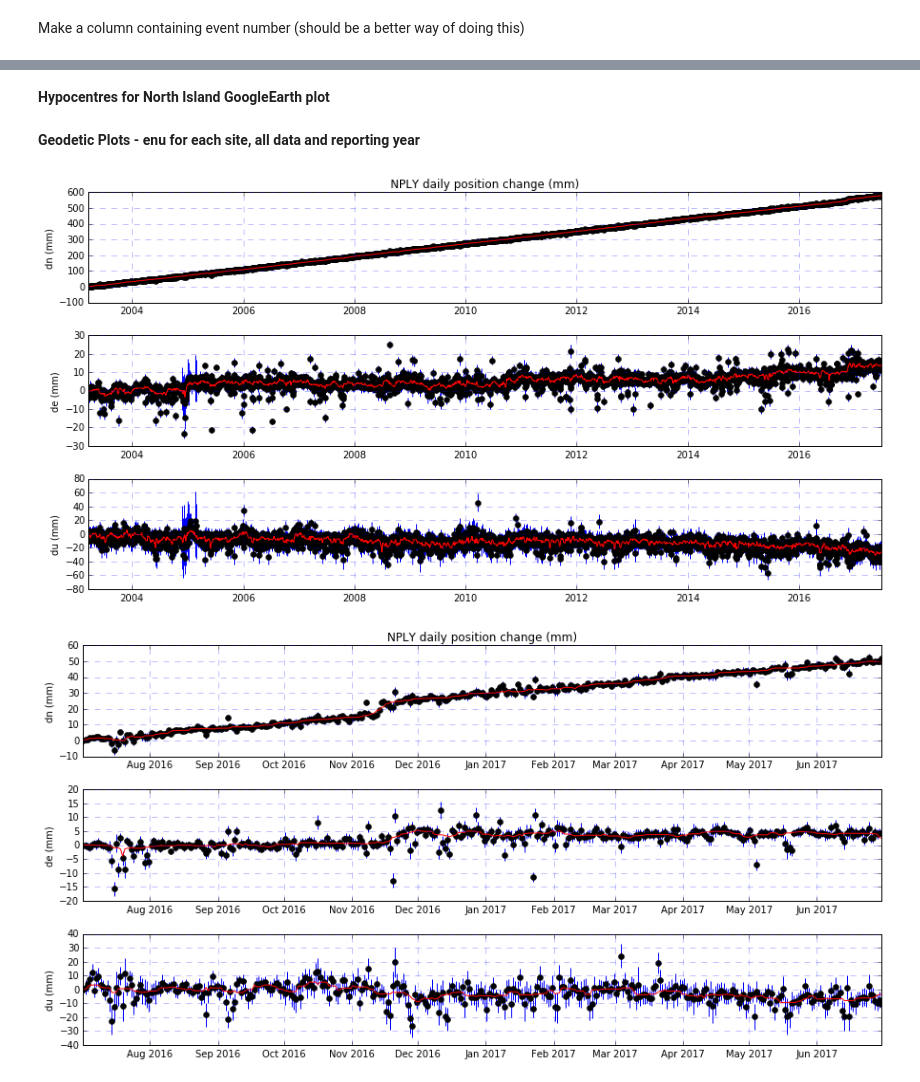
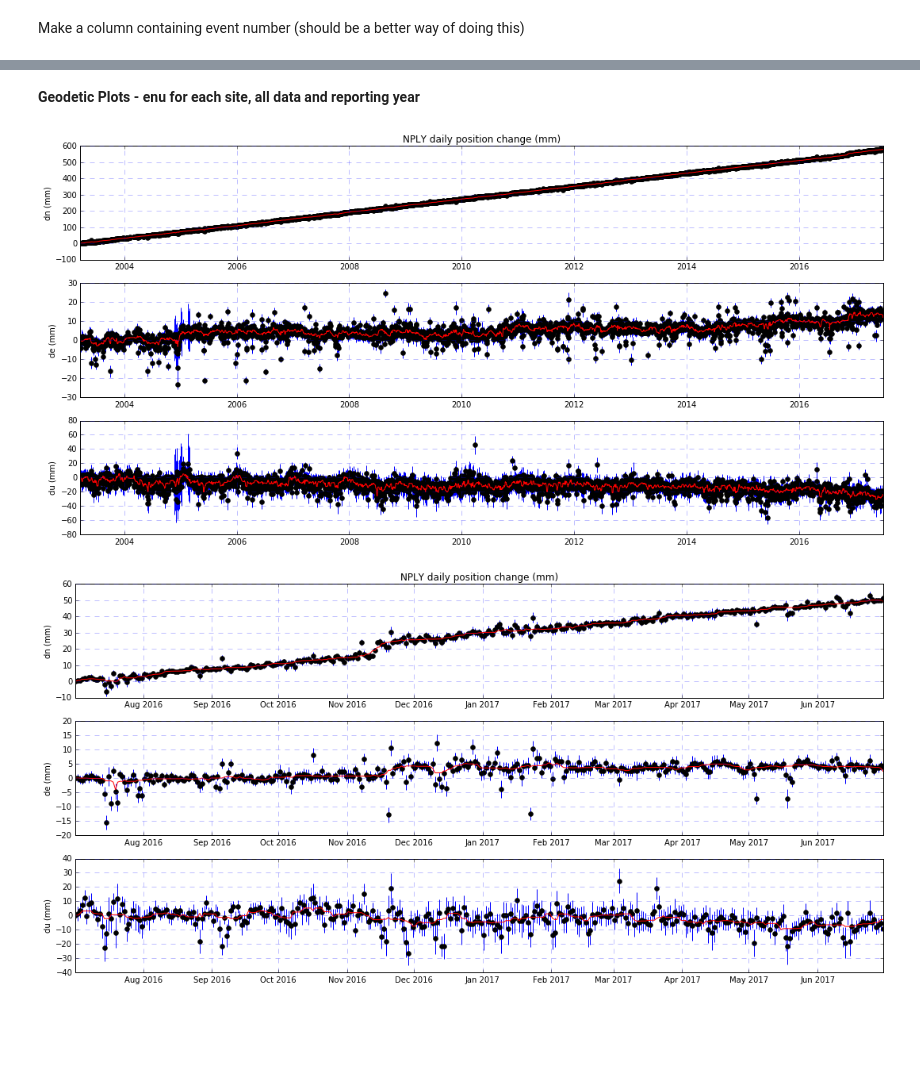
Before and after one commit to rumachan/iPythonNotebooks, a Jupyter notebook: taranaki_trc_report.ipynb, the cells around one changed output, grey strips where cells are left out. Saved outputs shown, nothing was run; the diff lists cells and outputs as text; code cells hidden in the pictures; blank space fills up the shorter version.

```diff
--- a/taranaki_trc_report.ipynb
+++ b/taranaki_trc_report.ipynb
@@ -127,2 +318,4 @@ See the caveats in the documentation: http://pandas.pydata.org/pandas-docs/stabl
 # %%
+bbox = '173.5,-39.75,174.58,-38.83'
 url = 'http://quakesearch.geonet.org.nz/csv?bbox='+bbox+'&startdate='+startyear+'&enddate='+end
+eqs = pd.read_csv(url, parse_dates=['origintime'], index_col='origintime')
@@ -171,2 +367,0 @@ fig.savefig('taranaki_depth-profile_histogram.png', dpi=200)
-# %% [markdown]
-**Hypocentres for North Island GoogleEarth plot**
@@ -249,6 +437,7 @@ for site in sites:
   plt.plot(df['Datetime'], df['obsuf'], marker='None', color='red')
   plt.ylabel('du (mm)')
 
+  plt.tight_layout()
   fig.savefig('taranaki_'+siteid+'_all.png', dpi=200)
 
   #only data for reporting period
@@ -279,32 +468,33 @@ for site in sites:
 
   #plot all data
   fig = plt.figure(figsize=(15, 7.5))
   fig.subplots_adjust(hspace=0.3)
 
   ax = fig.add_subplot(3, 1, 1)
   plt.grid(b=True, which='major', color='b', linestyle='--', alpha=0.5)
   plt.plot(df['Datetime'], df['obsn'], marker='o', color='black', linestyle='None')
   plt.errorbar(df['Datetime'], df['obsn'], yerr=df['errn'], capsize=0, linestyle='None')
   plt.plot(df['Datetime'], df['obsnf'], marker='None', color='red')
   plt.ylabel('dn (mm)')
   title = (siteid+' daily position change (mm)')
   plt.title(title)
 
   ax = fig.add_subplot(3, 1, 2)
   plt.grid(b=True, which='major', color='b', linestyle='--', alpha=0.5)
   plt.plot(df['Datetime'], df['obse'], marker='o', color='black', linestyle='None')
   plt.errorbar(df['Datetime'], df['obse'], yerr=df['erre'], capsize=0, linestyle='None')
   plt.plot(df['Datetime'], df['obsef'], marker='None', color='red')
   plt.ylabel('de (mm)')
 
   ax = fig.add_subplot(3, 1, 3)
   plt.grid(b=True, which='major', color='b', linestyle='--', alpha=0.5)
   plt.plot(df['Datetime'], df['obsu'], marker='o', color='black', linestyle='None')
   plt.errorbar(df['Datetime'], df['obsu'], yerr=df['erru'], capsize=0, linestyle='None')
   plt.plot(df['Datetime'], df['obsuf'], marker='None', color='red')
   plt.ylabel('du (mm)')
 
+  plt.tight_layout()
   fig.savefig('taranaki_'+siteid+'_year.png', dpi=200)
 # %% [output]
-[figure, old version]
+[figure, new version]
-[figure, old version]
+[figure, new version]
```
Also changed, not shown: parts of 43 cells of this notebook.
